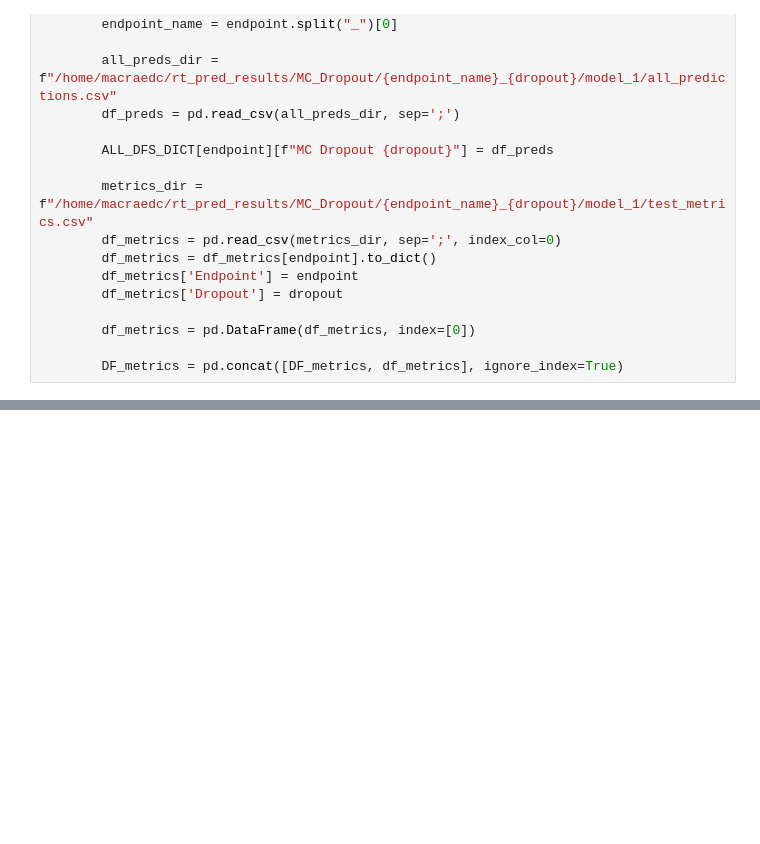
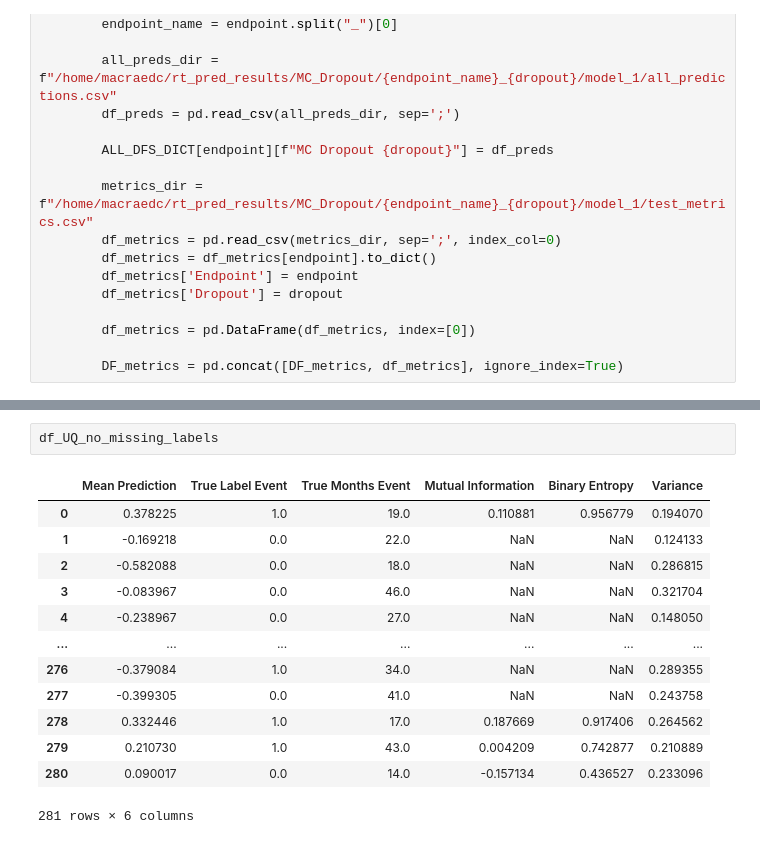
Before and after one commit to DLinRadiotherapyUMCG/PR3DICTR, a Jupyter notebook: metrics_testing.ipynb, the cells around one changed output, grey strips where cells are left out. Cells and saved outputs as stored; diff of their text form; blank space fills up the shorter version.

```diff
--- a/metrics_testing.ipynb
+++ b/metrics_testing.ipynb
@@ -320,0 +395,16 @@ plt.show()
+# %%
+df_UQ_no_missing_labels
+# %% [output]
+|  | Mean Prediction | True Label Event | True Months Event | Mutual Information | Binary Entropy | Variance |
+| 0 | 0.378225 | 1.0 | 19.0 | 0.110881 | 0.956779 | 0.194070 |
+| 1 | -0.169218 | 0.0 | 22.0 | NaN | NaN | 0.124133 |
+| 2 | -0.582088 | 0.0 | 18.0 | NaN | NaN | 0.286815 |
+| 3 | -0.083967 | 0.0 | 46.0 | NaN | NaN | 0.321704 |
+| 4 | -0.238967 | 0.0 | 27.0 | NaN | NaN | 0.148050 |
+| ... | ... | ... | ... | ... | ... | ... |
+| 276 | -0.379084 | 1.0 | 34.0 | NaN | NaN | 0.289355 |
+| 277 | -0.399305 | 0.0 | 41.0 | NaN | NaN | 0.243758 |
+| 278 | 0.332446 | 1.0 | 17.0 | 0.187669 | 0.917406 | 0.264562 |
+| 279 | 0.210730 | 1.0 | 43.0 | 0.004209 | 0.742877 | 0.210889 |
+| 280 | 0.090017 | 0.0 | 14.0 | -0.157134 | 0.436527 | 0.233096 |
+281 rows × 6 columns
```
Also changed, not shown: parts of 8 cells of this notebook, 22 other files.
